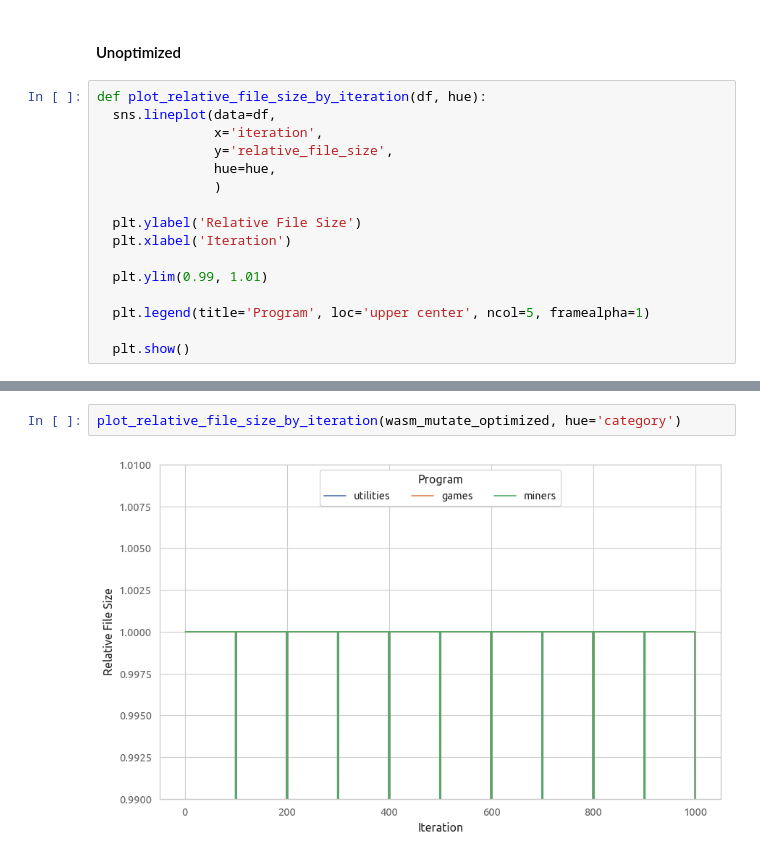
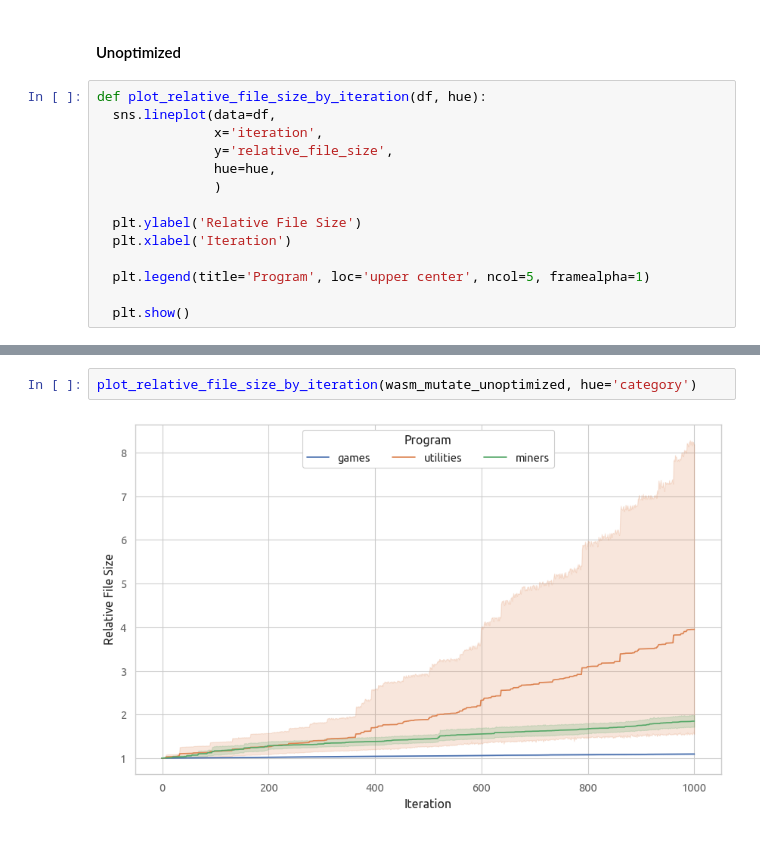
Before and after one commit to HakonHarnes/wasm-obf, a Jupyter notebook: analysis/file-size.ipynb, the cells around one changed output, grey strips where cells are left out. Cells and saved outputs as stored; diff of their text form.

```diff
--- a/analysis/file-size.ipynb
+++ b/analysis/file-size.ipynb
@@ -293,8 +308,6 @@ def plot_relative_file_size_by_iteration(df, hue):
   plt.ylabel('Relative File Size')
   plt.xlabel('Iteration')
 
-  plt.ylim(0.99, 1.01)
-
   plt.legend(title='Program', loc='upper center', ncol=5, framealpha=1)
 
   plt.show()
@@ -309,4 +322,4 @@ plot_relative_file_size_by_iteration(wasm_mutate_optimized, hue='category')
 # %%
-plot_relative_file_size_by_iteration(wasm_mutate_optimized, hue='category')
+plot_relative_file_size_by_iteration(wasm_mutate_unoptimized, hue='category')
 # %% [output]
-[figure, old version]
+[figure, new version]
```
Also changed, not shown: parts of 11 cells of this notebook, 16 other files.
